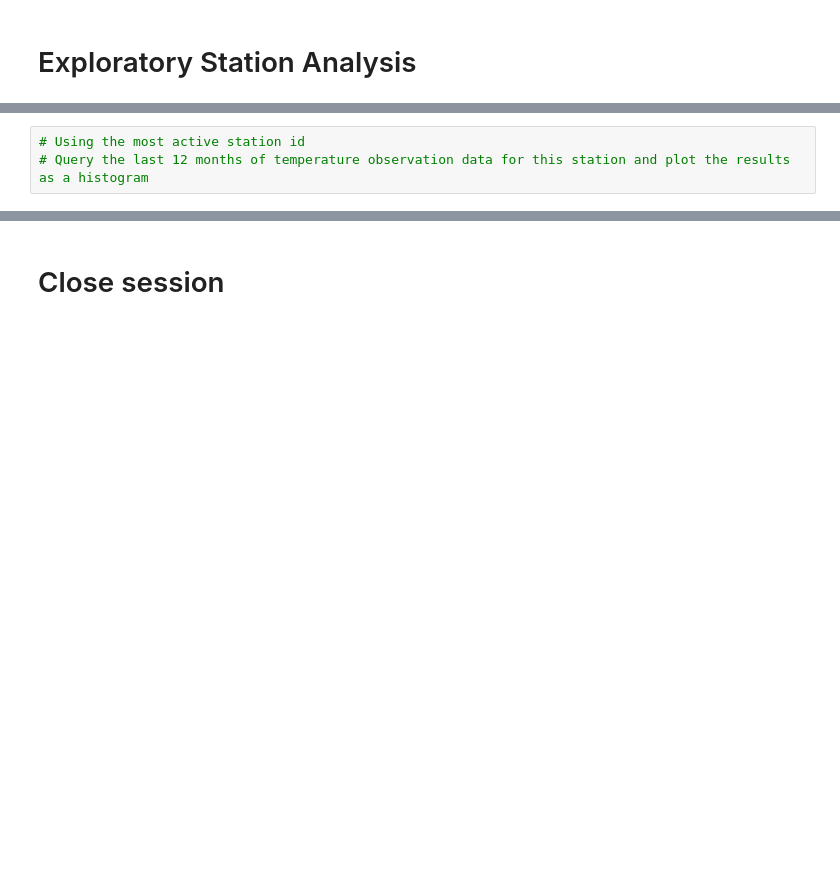
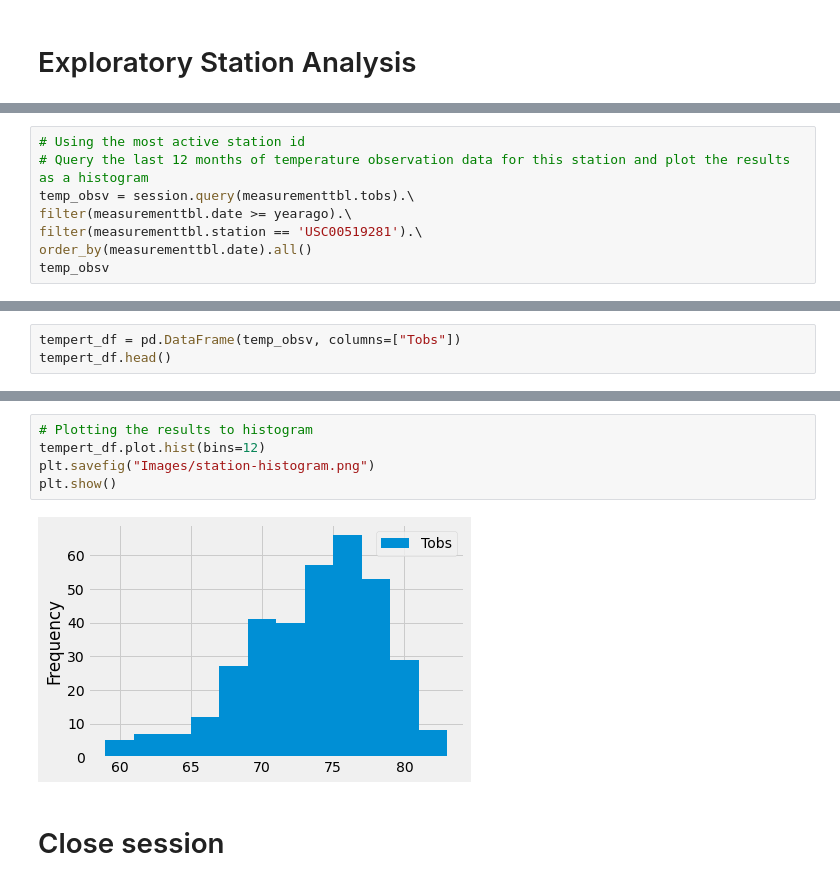
Before and after one commit to anjavelagui/SQLAlchemy-Challlenge, a Jupyter notebook: climate_starter.ipynb, the cells around one changed output, grey strips where cells are left out. Cells and saved outputs as stored; diff of their text form; blank space fills up the shorter version.

```diff
--- a/climate_starter.ipynb
+++ b/climate_starter.ipynb
@@ -80,3 +154,8 @@ TypeError: strptime() argument 1 must be str, not Row
 # %%
 # Using the most active station id
 # Query the last 12 months of temperature observation data for this station and plot the results as a histogram
+temp_obsv = session.query(measurementtbl.tobs).\
+filter(measurementtbl.date >= yearago).\
+filter(measurementtbl.station == 'USC00519281').\
+order_by(measurementtbl.date).all()
+temp_obsv
@@ -82,0 +180,3 @@ TypeError: strptime() argument 1 must be str, not Row
+# %%
+tempert_df = pd.DataFrame(temp_obsv, columns=["Tobs"])
+tempert_df.head()
@@ -83,3 +190,10 @@ TypeError: strptime() argument 1 must be str, not Row
+# %%
+# Plotting the results to histogram
+tempert_df.plot.hist(bins=12)
+plt.savefig("Images/station-histogram.png")
+plt.show()
+# %% [output]
+[figure, added]
 # %% [markdown]
 # Close session
 # %%
```
Also changed, not shown: parts of 13 cells of this notebook, 2 other files.
